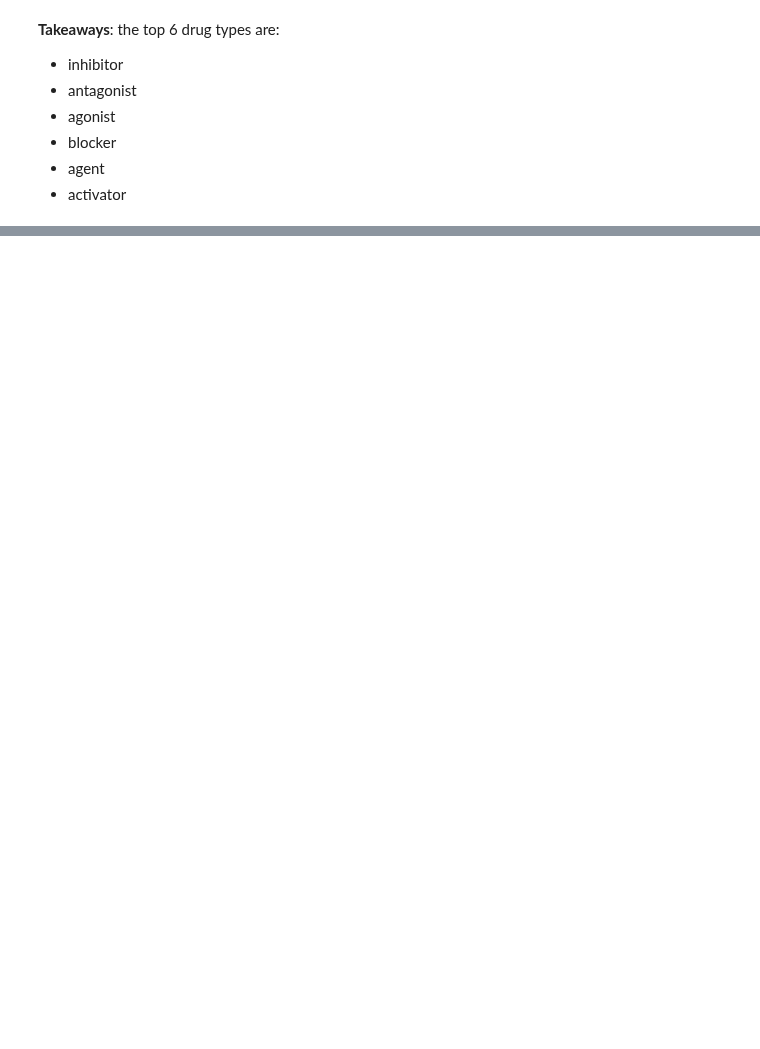
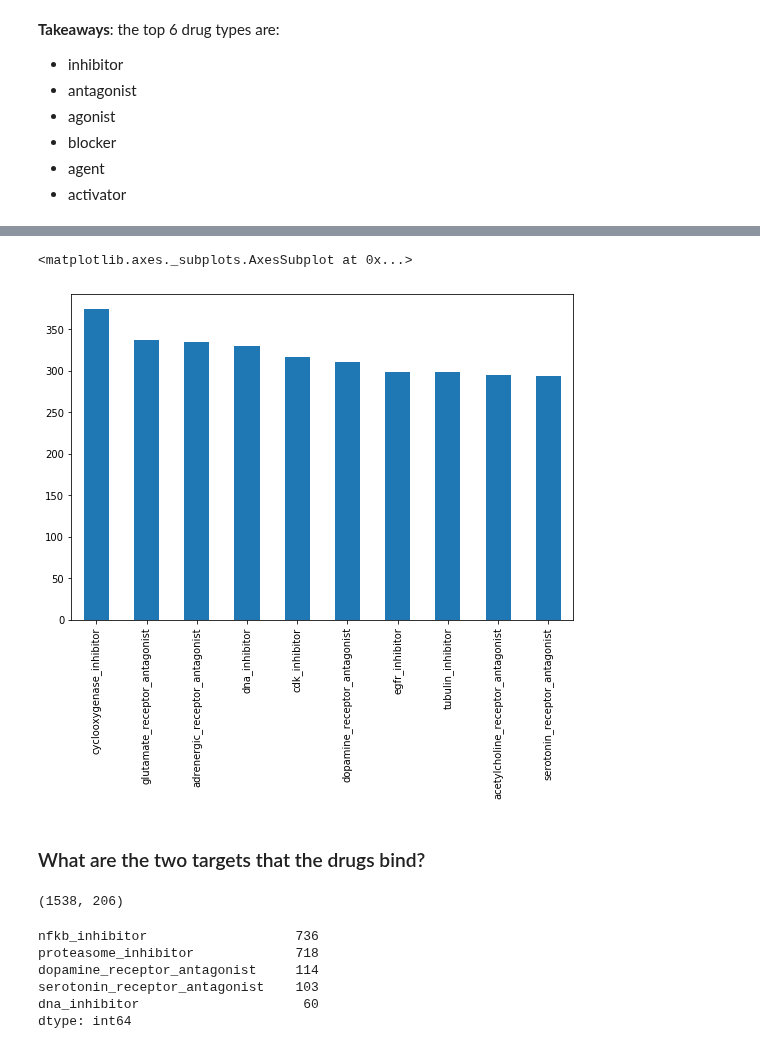
Before and after one commit to Yongliang-Shi/Mechanism-of-Action-Prediction, a Jupyter notebook: explore_moa.ipynb, the cells around one changed output, grey strips where cells are left out. Drawn from its saved outputs; the diff is of its cells as text; code cells hidden in the pictures; blank space fills up the shorter version.

```diff
--- a/explore_moa.ipynb
+++ b/explore_moa.ipynb
@@ -761,0 +679,14 @@ Name: total, dtype: int64
+# %%
+# Sum how many targets one id has
+
+targets.sum(axis=1)
+
+# Create a mask for id with one target only
+
+mask = (targets.sum(axis=1) == 1)
+mask.size # 23814
+
+# Select all the ids with two targets
+
+one_tar = targets.loc[mask, :]
+one_tar.shape #(12533, 206)
@@ -761,0 +695,6 @@ Name: total, dtype: int64
+# %%
+# Compute the counts of each target
+count_one_tar = one_tar.sum(axis=0)
+
+# Put the targets in dscending order by count and show top 10
+count_one_tar.sort_values(ascending=False).head(10)
@@ -761,0 +713,39 @@ Name: total, dtype: int64
+# %%
+# Plot the distriubtion the top 10 targets with highest counts
+
+plt.figure(figsize=(9,6))
+count_one_tar.sort_values(ascending=False).head(10).plot.bar()
+# %% [output]
+<matplotlib.axes._subplots.AxesSubplot at 0x...>
+[figure, added]
+# %% [markdown]
+### What are the two targets that the drugs bind?
+# %%
+# Sum how many targets one id has
+
+targets.sum(axis=1)
+
+# Create a mask for id with two targets only
+
+mask = (targets.sum(axis=1) == 2)
+mask.size # 23814
+
+# Select all the ids with two targets
+
+two_tars = targets.loc[mask, :]
+two_tars.shape #(1538, 206)
+# %% [output]
+(1538, 206)
+# %%
+# Count the number of each target
+count_two_tars = two_tars.sum(axis=0)
+
+# Put the targets in desceding order by counts
+count_two_tars.sort_values(ascending=False).head()
+# %% [output]
+nfkb_inhibitor                   736
+proteasome_inhibitor             718
+dopamine_receptor_antagonist     114
+serotonin_receptor_antagonist    103
+dna_inhibitor                     60
+dtype: int64
```
Also changed, not shown: parts of 31 cells of this notebook.
